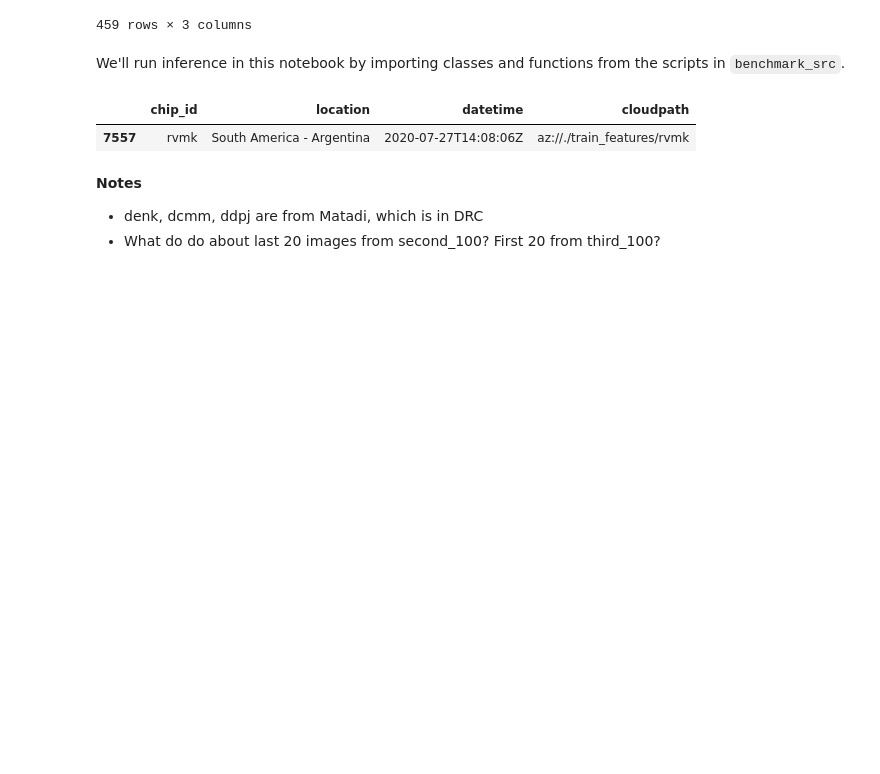
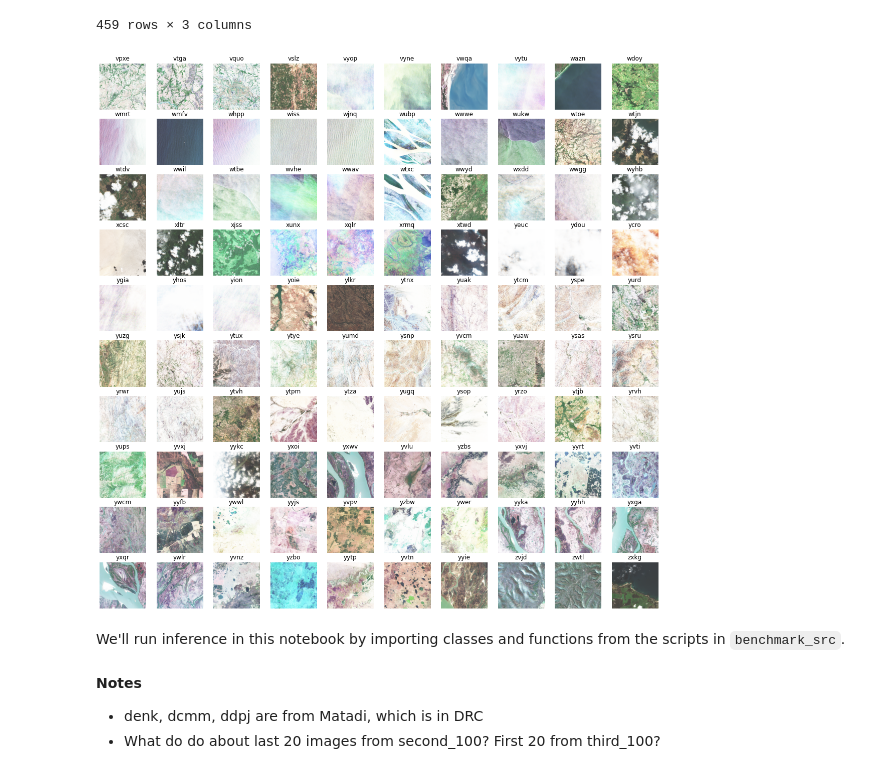
Before and after one commit to kurteulau/ucb_mids_w207_final_project, a Jupyter notebook: notebooks/tutorial_benchmark-Copy2.ipynb, the cells around one changed output. Drawn from its saved outputs; the diff is of its cells as text; code cells hidden in the pictures; blank space fills up the shorter version.

Commit message:
Save thumbnails no cloud all cloud labels

```diff
--- a/notebooks/tutorial_benchmark-Copy2.ipynb
+++ b/notebooks/tutorial_benchmark-Copy2.ipynb
@@ -535,15 +583,36 @@ def true_color_img(chip_id, data_dir=TRAIN_FEATURES):
+# %%
+# Display and save thumbnails of first 400 training chips labeled with 0 cloud pixels in label
+index_vals = [num for num in range(0, 500, 100)]
+
+for index_val in index_vals:
+    no_cloud_chip_ids = no_cloud_df['chip_id'].iloc[index_val: index_val + 100].tolist()
+    counter = 0
+    fig, axs = plt.subplots(10, 10, figsize=(20, 20))
+
+    for i in range(10):
+        for j in range(10):
+            example_chip = train[train["chip_id"] == no_cloud_chip_ids[counter]].iloc[0]
+            im = true_color_img(example_chip.chip_id)
+            axs[i, j].imshow(im)
+            axs[i, j].set_title(example_chip.chip_id)
+            axs[i, j].axis('off')
+            counter += 1
+    #plt.savefig('../references/train_imgs_no_cloud_in_label/imgs_{}_{}_no_cloud_pixels.png'.format(index_val, index_val + 100))
 # %%
-# Checking random 100 chips from list of traiing chips whose labels have no cloud pixels
+# Save thumbnails for last 100 images (overlaps with images 300 - 400)
+no_cloud_chip_ids = no_cloud_df['chip_id'].iloc[-100:].tolist()
+counter = 0
+fig, axs = plt.subplots(10, 10, figsize=(20, 20))
 
-# no_cloud_chip_ids = no_cloud_df['chip_id'].sample(100, random_state=42).tolist()
-# counter = 0
-# fig, axs = plt.subplots(10, 10, figsize=(20, 20))
+for i in range(10):
+    for j in range(10):
+        example_chip = train[train["chip_id"] == no_cloud_chip_ids[counter]].iloc[0]
+        im = true_color_img(example_chip.chip_id)
+        axs[i, j].imshow(im)
+        axs[i, j].set_title(example_chip.chip_id)
+        axs[i, j].axis('off')
+        counter += 1
 
-# for i in range(10):
-#     for j in range(10):
-#         example_chip = train_meta[train_meta["chip_id"] == no_cloud_chip_ids[counter]].iloc[0]
-#         im = true_color_img(example_chip.chip_id)
-#         axs[i, j].imshow(im)
-#         axs[i, j].set_title(example_chip.chip_id)
-#         axs[i, j].axis('off')
-#         counter += 1
+#plt.savefig('../references/train_imgs_no_cloud_in_label/imgs_{}_{}_no_cloud_pixels.png'.format(359, 459))
+# %% [output]
+[figure, added]
@@ -565,10 +657,5 @@ for i in range(10):
 # %% [markdown]
 We'll run inference in this notebook by importing classes and functions from the scripts in `benchmark_src`.
-# %%
-train_meta[train_meta['chip_id'] == 'rvmk']
-# %% [output]
-|  | chip_id | location | datetime | cloudpath |
-| 7557 | rvmk | South America - Argentina | 2020-07-27T14:08:06Z | az://./train_features/rvmk |
 # %% [markdown]
 **Notes**
 
```
Also changed, not shown: parts of 25 cells of this notebook, 25 other files.
